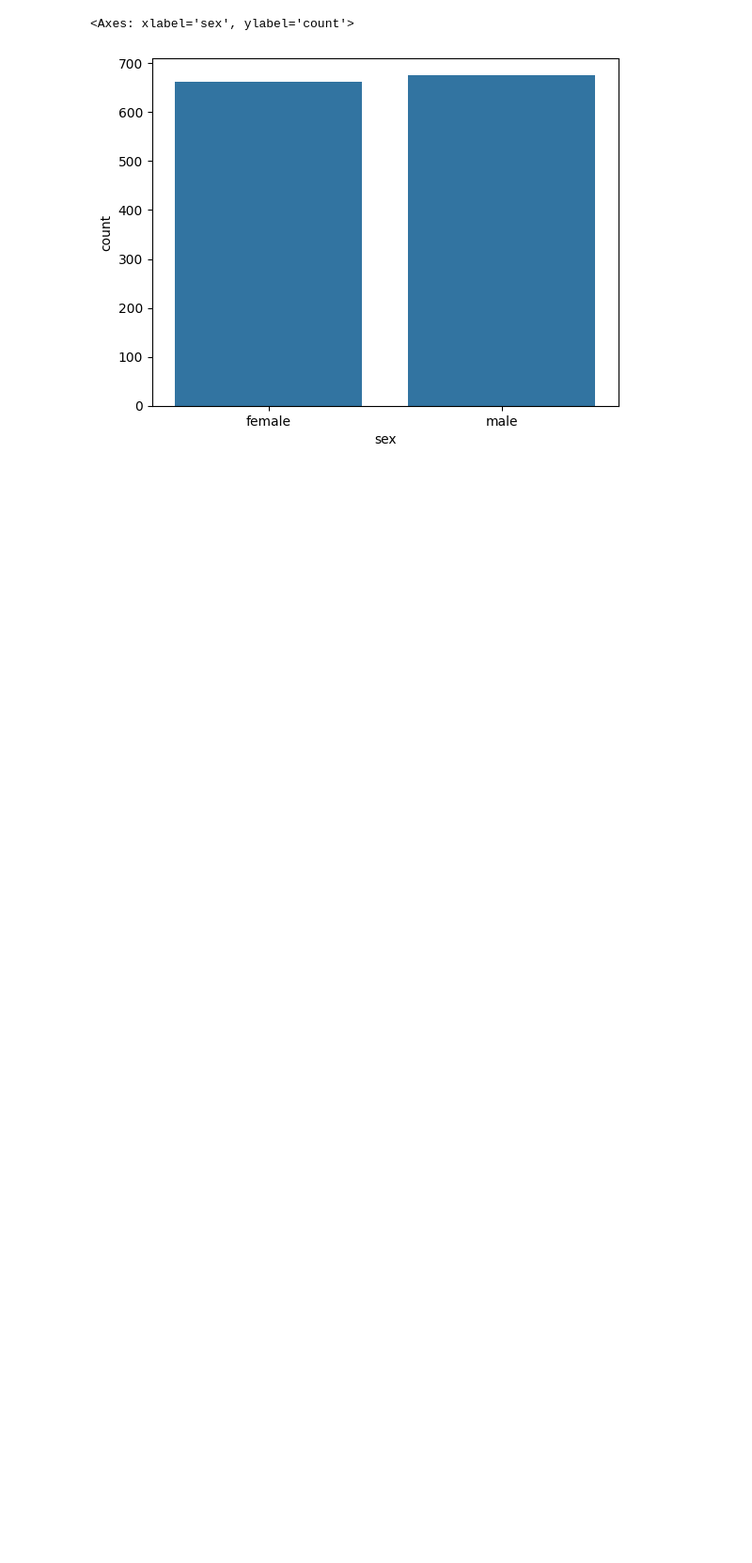
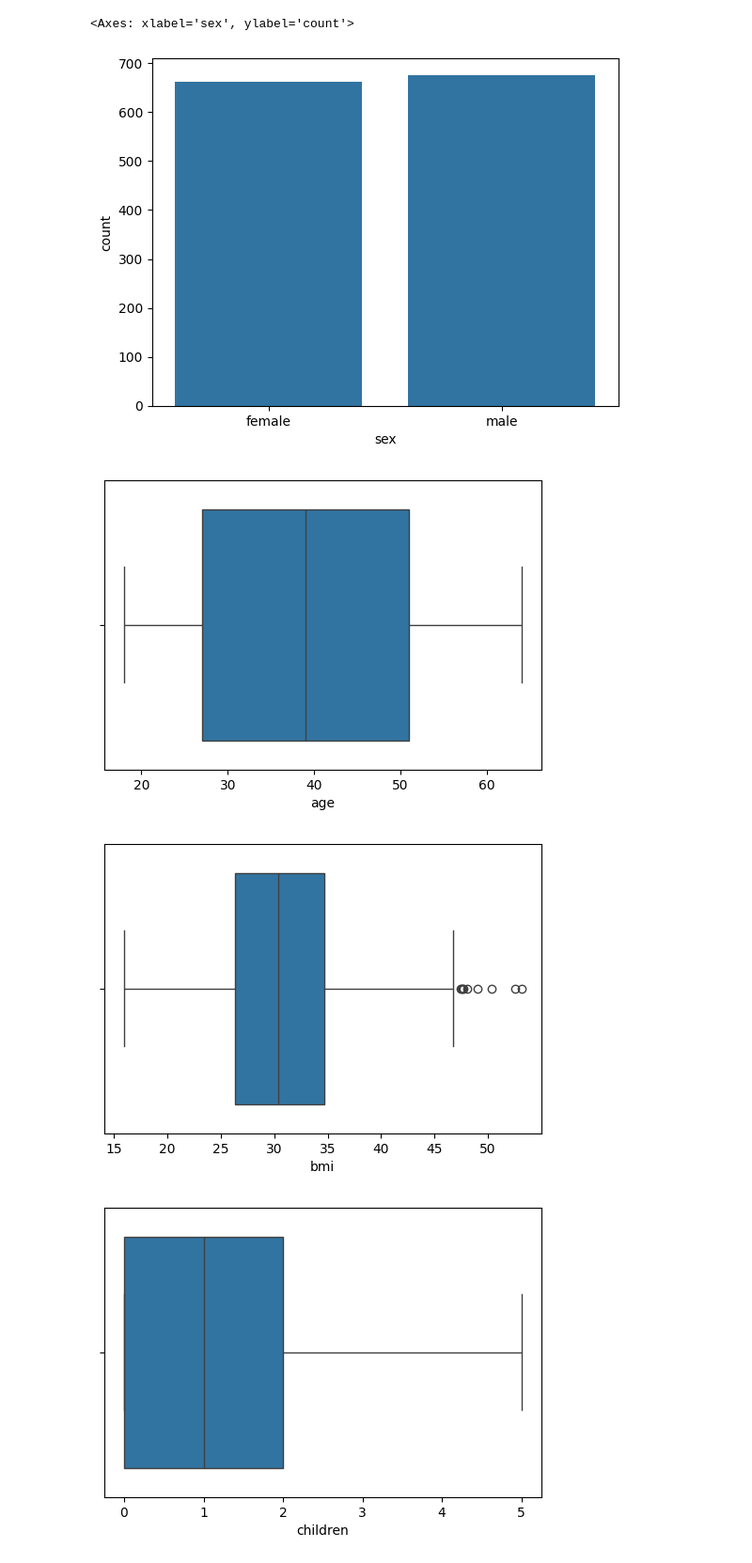
Before and after one commit to rohit2647/codel1, a Jupyter notebook: eda_insurance.ipynb, the cells around one changed output. Shown at 94% size. Drawn from its saved outputs; the diff is of its cells as text; code cells hidden in the pictures; blank space fills up the shorter version.

```diff
--- a/eda_insurance.ipynb
+++ b/eda_insurance.ipynb
@@ -120,3 +120,12 @@ sns.countplot(x=df['sex'])
 # %% [output]
 <Axes: xlabel='sex', ylabel='count'>
 [figure]
+# %%
+# plotting the boxplot of all the numeric_column  using loop
+for col in numeric_column:
+    plt.figure(figsize=(6,4))
+    sns.boxplot(x=df[col])
+# %% [output]
+[figure, added]
+[figure, added]
+[figure, added]
```
Also changed, not shown: parts of 3 cells of this notebook.
